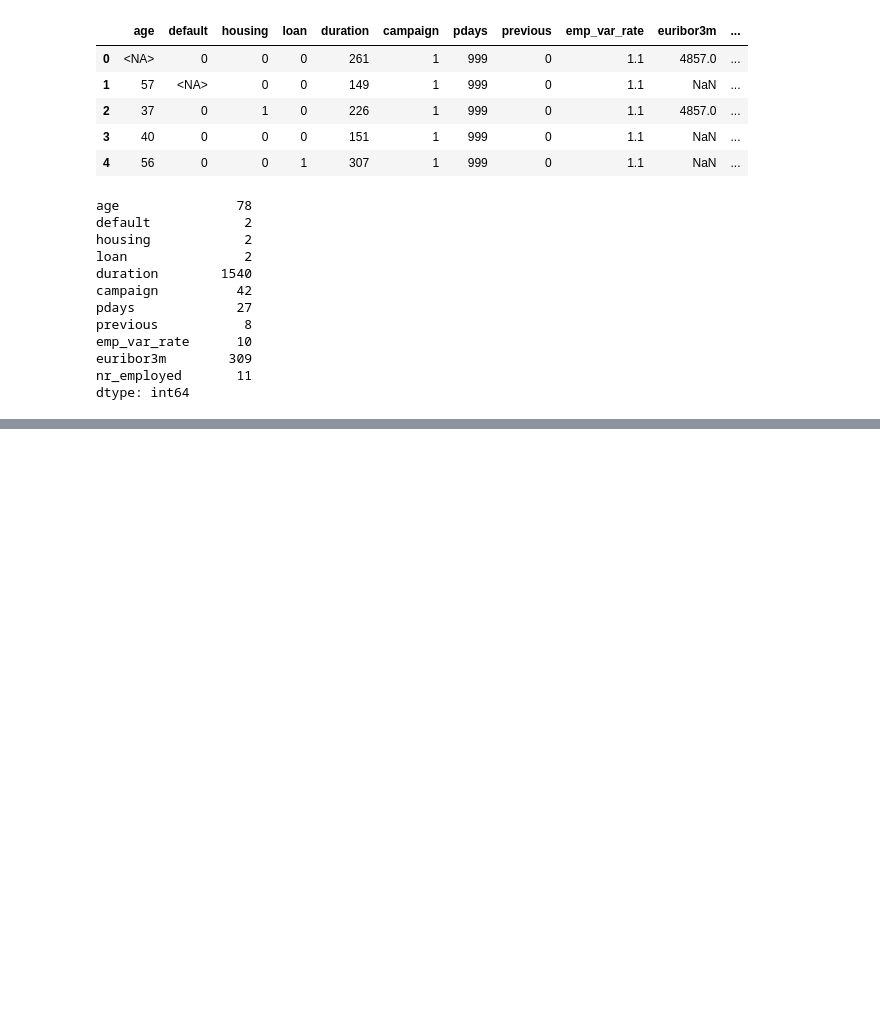
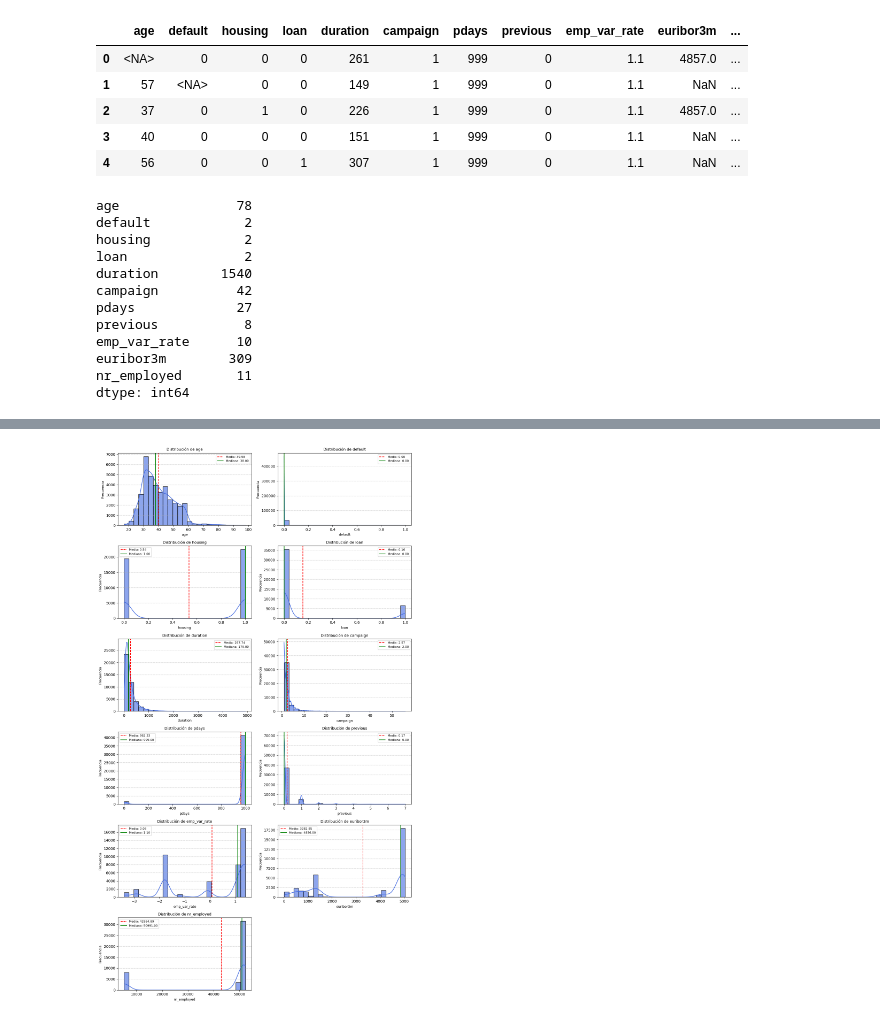
Before and after one commit to LaraHueli/EDA_Bank_Marketing_Analysis, a Jupyter notebook: jupyters/columnas_numericas.ipynb, the cells around one changed output, grey strips where cells are left out. Drawn from its saved outputs; the diff is of its cells as text; code cells hidden in the pictures; blank space fills up the shorter version.

Commit message:
Trabajamos en numericas

```diff
--- a/jupyters/columnas_numericas.ipynb
+++ b/jupyters/columnas_numericas.ipynb
@@ -112,0 +97,4 @@ for col in df_numericas.columns:
+# %%
+graficar_numericas(df_numericas)
+# %% [output]
+[figure, added]
```
Also changed, not shown: parts of 5 cells of this notebook, 1 other file.
